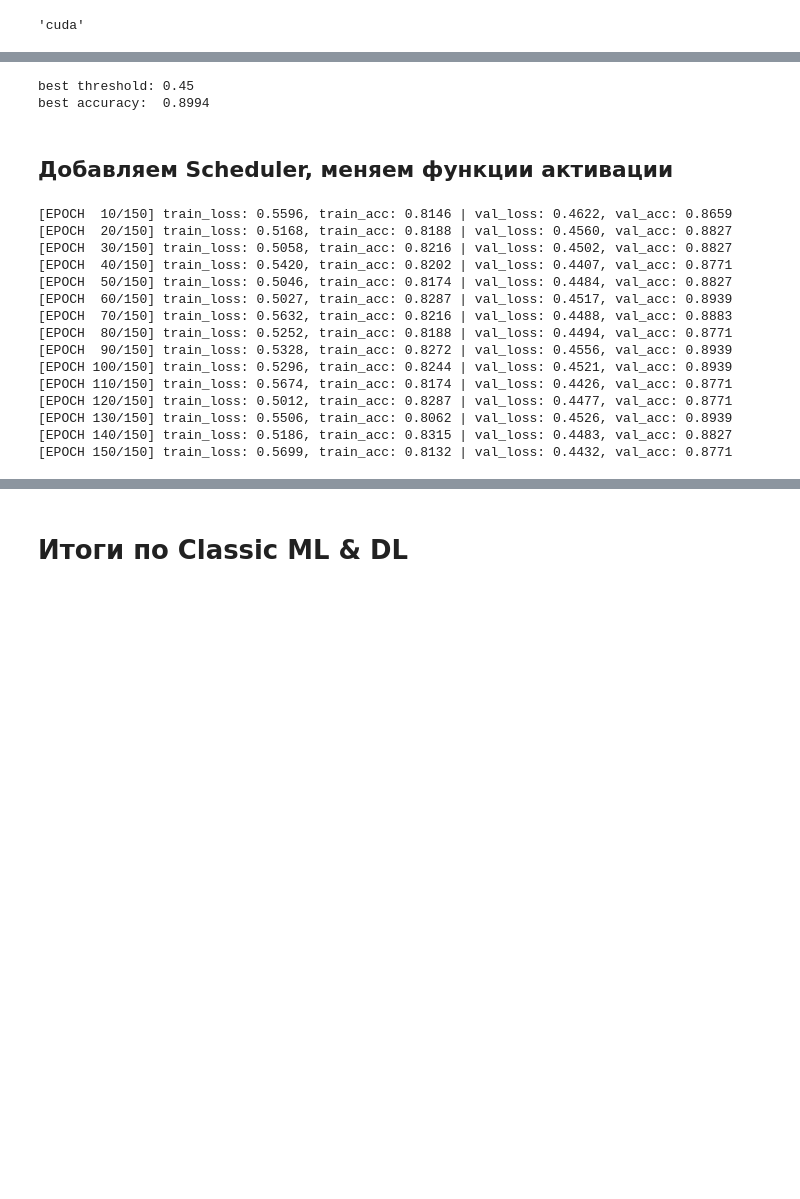
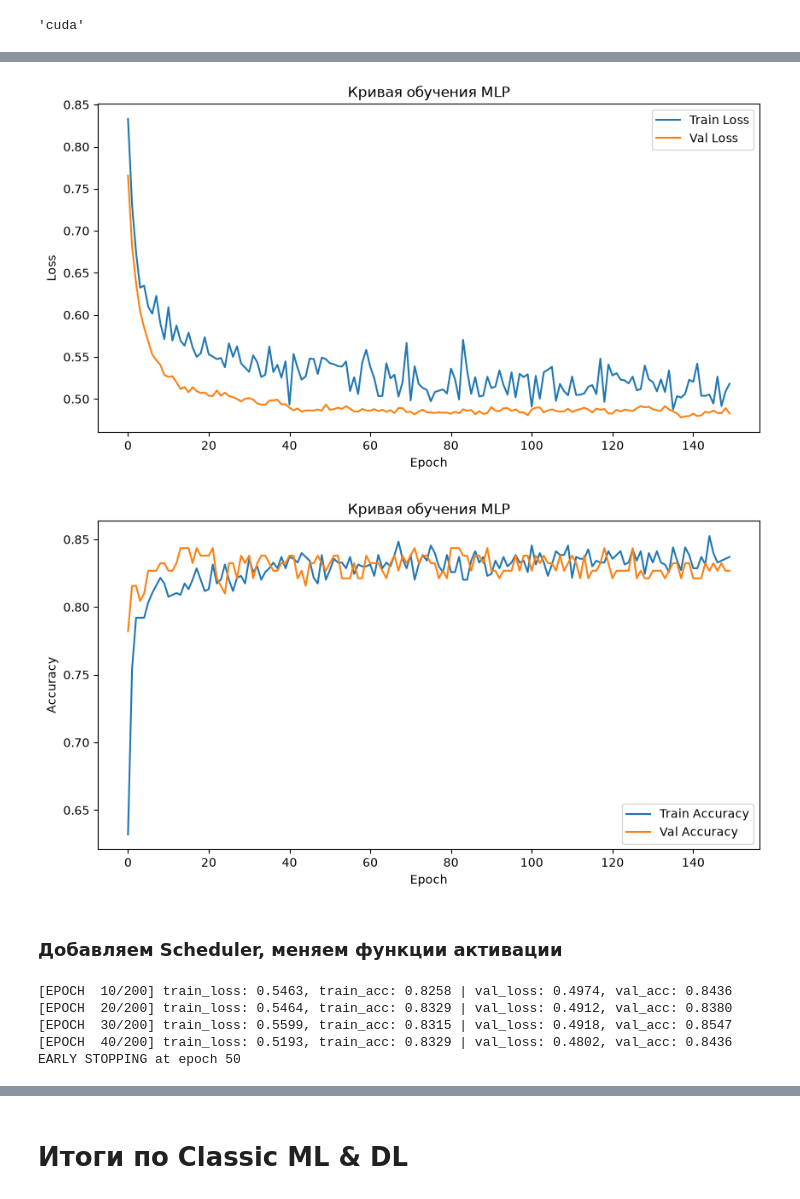
Before and after one commit to mukhamed-nnn/titanic, a Jupyter notebook: eda.ipynb, the cells around one changed output, grey strips where cells are left out. Saved outputs shown, nothing was run; the diff lists cells and outputs as text; code cells hidden in the pictures; blank space fills up the shorter version.

```diff
--- a/eda.ipynb
+++ b/eda.ipynb
@@ -1103,5 +837,6 @@ for epoch in range(EPOCHS):
-# %%
-stats['NN2'] = get_accuracy_threshold(nn2_model, X_val_tensor, y_val)
-# %% [output]
-best threshold: 0.45
-best accuracy:  0.8994
+# %%
+plot_nn_losses(train_losses, val_losses)
+plot_nn_acc(train_acc, val_acc)
+# %% [output]
+[figure, added]
+[figure, added]
@@ -1108,5 +845,5 @@ best accuracy:  0.8994
 # %% [markdown]
-## Добавляем Scheduler, меняем функции активации
+### Добавляем Scheduler, меняем функции активации
 # %%
 class NN3(nn.Module):
     def __init__(self, input_dim):
@@ -1139,13 +876,14 @@ optimizer = optim.Adam(nn3_model.parameters(), lr=0.005, weight_decay=1e-4)
 
 scheduler = optim.lr_scheduler.ReduceLROnPlateau(optimizer, mode='min', patience=10, factor=0.1)
 # %%
-def get_fitted_nn(nn_model, train_loader, X_val, y_val, scheduler, EPOCHS, early_stopping=True, verbose=True):
+def get_fitted_nn(nn_model, train_loader, X_val, y_val, scheduler, EPOCHS, early_stopping=True, patience=10, min_delta=1e-4, verbose=True):
     train_losses, val_losses = [], []
     train_acc, val_acc = [], []
     if early_stopping:
         best_val_loss = float('inf')
         best_model_weights = None
 
+    patience_counter = 0
     for epoch in range(EPOCHS):
         nn_model.train()
         train_loss = 0
@@ -1179,9 +917,18 @@ def get_fitted_nn(nn_model, train_loader, X_val, y_val, scheduler, EPOCHS, early
         val_losses.append(val_loss)
         val_acc.append(val_true_answer / len(y_val))
 
-        if early_stopping and val_loss < best_val_loss:
-            best_val_loss = val_loss
-            best_model_weights = copy.deepcopy(nn_model.state_dict())
+        if early_stopping:
+            if val_loss < best_val_loss - min_delta:
+                best_val_loss = val_loss
+                best_val_acc = val_acc[-1]
+                best_model_weights = copy.deepcopy(nn_model.state_dict())
+                patience_counter = 0
+            else:
+                patience_counter += 1
+                if patience_counter >= patience:
+                    if verbose:
+                        print(f'EARLY STOPPING at epoch {epoch+1}')
+                    break
         scheduler.step(val_loss)
         if verbose and (epoch + 1) % 10 == 0:
             print(f'[EPOCH {epoch+1:3}/{EPOCHS}] train_loss: {train_losses[-1]:.4f}, train_acc: {train_acc[-1]:.4f} | val_loss: {val_losses[-1]:.4f}, val_acc: {val_acc[-1]:.4f}')
@@ -1191,21 +938,11 @@ def get_fitted_nn(nn_model, train_loader, X_val, y_val, scheduler, EPOCHS, early
     return nn_model, (train_losses, val_losses, train_acc, val_acc)
 
 
-nn3_model, nn_stats = get_fitted_nn(nn3_model, train_loader, X_val_tensor, y_val_tensor, scheduler, EPOCHS=150)
+nn3_model, nn_stats = get_fitted_nn(nn3_model, train_loader, X_val_tensor, y_val_tensor, scheduler, EPOCHS=200)
 train_losses, val_losses, train_acc, val_acc = nn_stats
 # %% [output]
-[EPOCH  10/150] train_loss: 0.5596, train_acc: 0.8146 | val_loss: 0.4622, val_acc: 0.8659
-[EPOCH  20/150] train_loss: 0.5168, train_acc: 0.8188 | val_loss: 0.4560, val_acc: 0.8827
-[EPOCH  30/150] train_loss: 0.5058, train_acc: 0.8216 | val_loss: 0.4502, val_acc: 0.8827
-[EPOCH  40/150] train_loss: 0.5420, train_acc: 0.8202 | val_loss: 0.4407, val_acc: 0.8771
-[EPOCH  50/150] train_loss: 0.5046, train_acc: 0.8174 | val_loss: 0.4484, val_acc: 0.8827
-[EPOCH  60/150] train_loss: 0.5027, train_acc: 0.8287 | val_loss: 0.4517, val_acc: 0.8939
-[EPOCH  70/150] train_loss: 0.5632, train_acc: 0.8216 | val_loss: 0.4488, val_acc: 0.8883
-[EPOCH  80/150] train_loss: 0.5252, train_acc: 0.8188 | val_loss: 0.4494, val_acc: 0.8771
-[EPOCH  90/150] train_loss: 0.5328, train_acc: 0.8272 | val_loss: 0.4556, val_acc: 0.8939
-[EPOCH 100/150] train_loss: 0.5296, train_acc: 0.8244 | val_loss: 0.4521, val_acc: 0.8939
-[EPOCH 110/150] train_loss: 0.5674, train_acc: 0.8174 | val_loss: 0.4426, val_acc: 0.8771
-[EPOCH 120/150] train_loss: 0.5012, train_acc: 0.8287 | val_loss: 0.4477, val_acc: 0.8771
-[EPOCH 130/150] train_loss: 0.5506, train_acc: 0.8062 | val_loss: 0.4526, val_acc: 0.8939
-[EPOCH 140/150] train_loss: 0.5186, train_acc: 0.8315 | val_loss: 0.4483, val_acc: 0.8827
-[EPOCH 150/150] train_loss: 0.5699, train_acc: 0.8132 | val_loss: 0.4432, val_acc: 0.8771
+[EPOCH  10/200] train_loss: 0.5463, train_acc: 0.8258 | val_loss: 0.4974, val_acc: 0.8436
+[EPOCH  20/200] train_loss: 0.5464, train_acc: 0.8329 | val_loss: 0.4912, val_acc: 0.8380
+[EPOCH  30/200] train_loss: 0.5599, train_acc: 0.8315 | val_loss: 0.4918, val_acc: 0.8547
+[EPOCH  40/200] train_loss: 0.5193, train_acc: 0.8329 | val_loss: 0.4802, val_acc: 0.8436
+EARLY STOPPING at epoch 50
```
Also changed, not shown: parts of 189 cells of this notebook, 8 other files.
